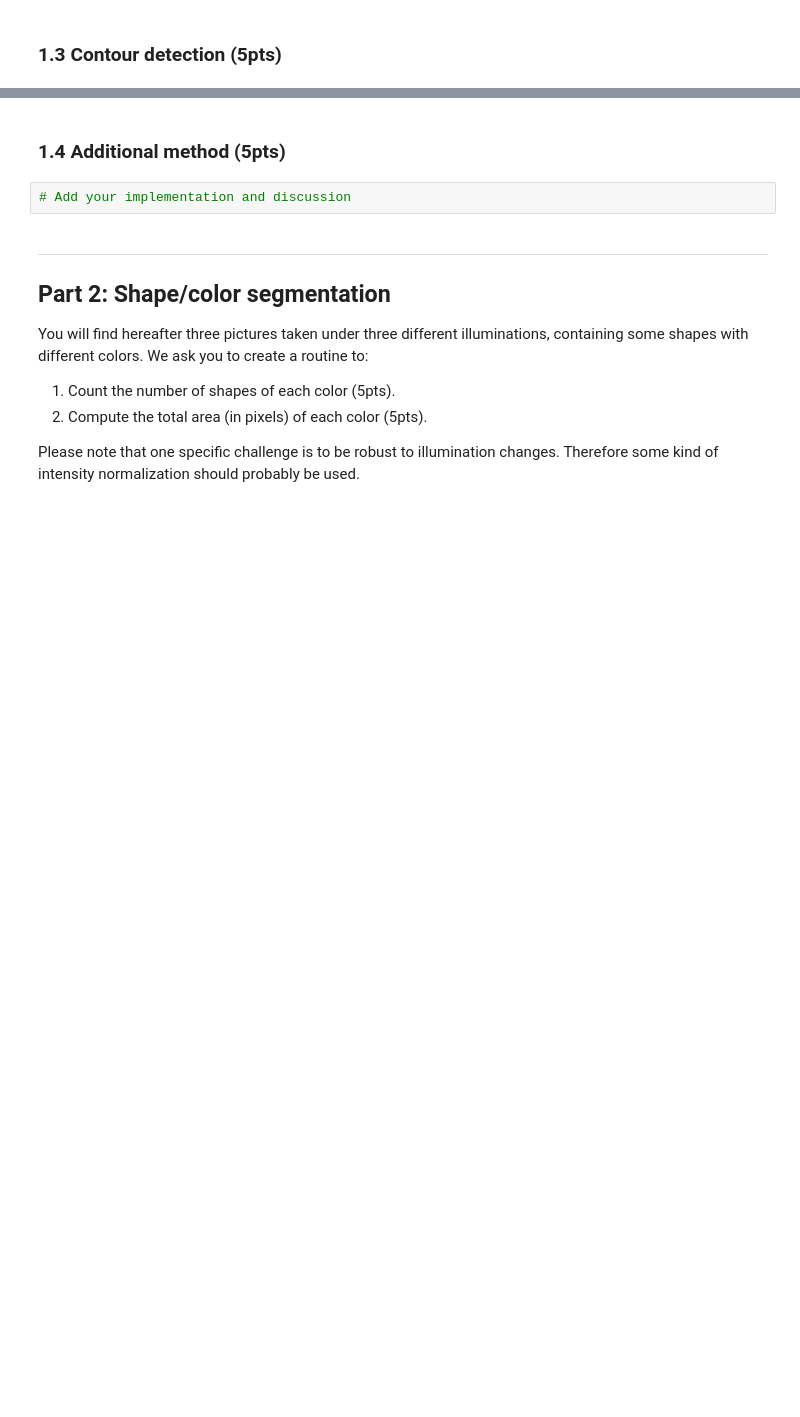
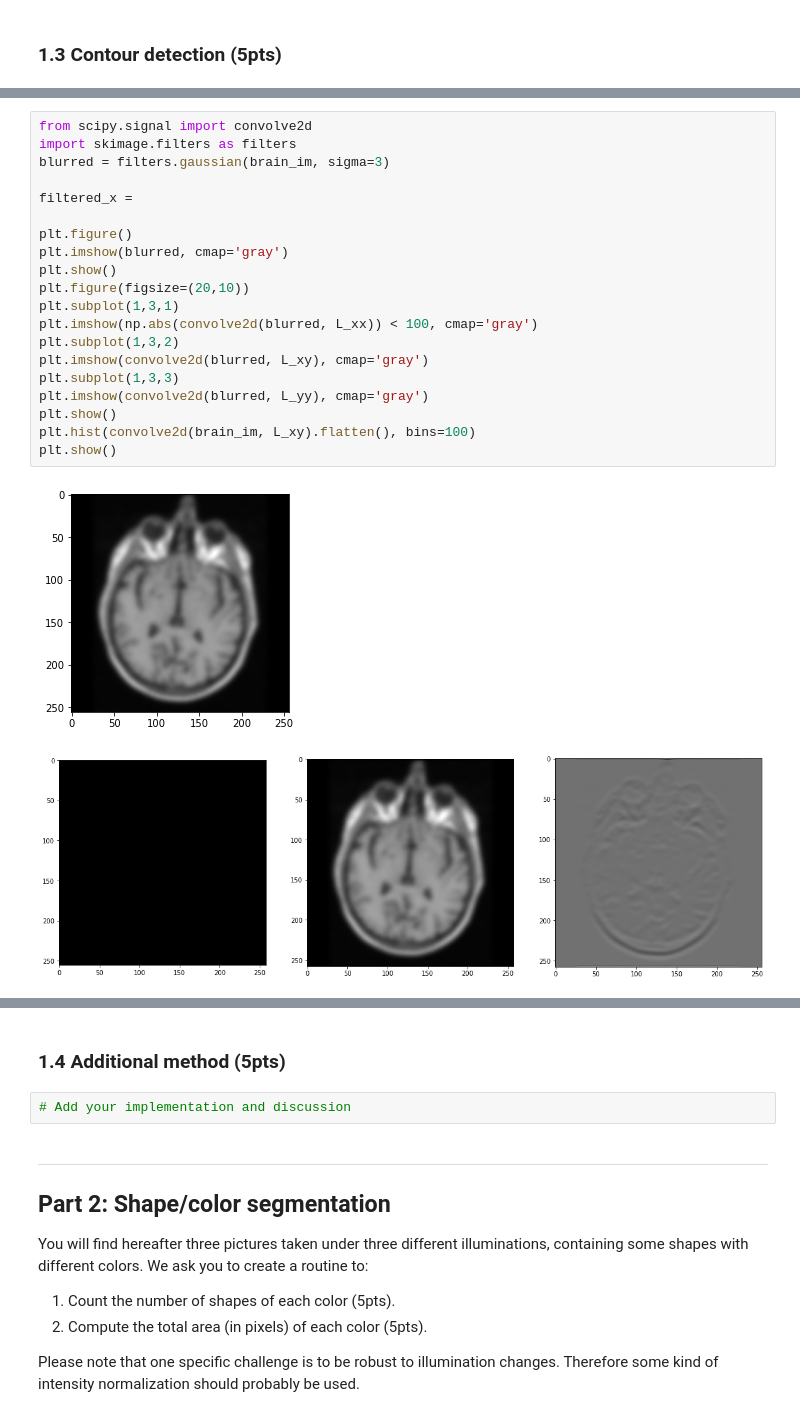
Before and after one commit to aalshabaan/iapr, a Jupyter notebook: labs/lab_01_segmentation.ipynb, the cells around one changed output, grey strips where cells are left out. Cells and saved outputs as stored; diff of their text form; blank space fills up the shorter version.

```diff
--- a/labs/lab_01_segmentation.ipynb
+++ b/labs/lab_01_segmentation.ipynb
@@ -125,0 +153,23 @@ plt.show()
+# %%
+from scipy.signal import convolve2d
+import skimage.filters as filters
+blurred = filters.gaussian(brain_im, sigma=3)
+
+filtered_x =
+
+plt.figure()
+plt.imshow(blurred, cmap='gray')
+plt.show()
+plt.figure(figsize=(20,10))
+plt.subplot(1,3,1)
+plt.imshow(np.abs(convolve2d(blurred, L_xx)) < 100, cmap='gray')
+plt.subplot(1,3,2)
+plt.imshow(convolve2d(blurred, L_xy), cmap='gray')
+plt.subplot(1,3,3)
+plt.imshow(convolve2d(blurred, L_yy), cmap='gray')
+plt.show()
+plt.hist(convolve2d(brain_im, L_xy).flatten(), bins=100)
+plt.show()
+# %% [output]
+[figure, added]
+[figure, added]
```
Also changed, not shown: parts of 15 cells of this notebook.
